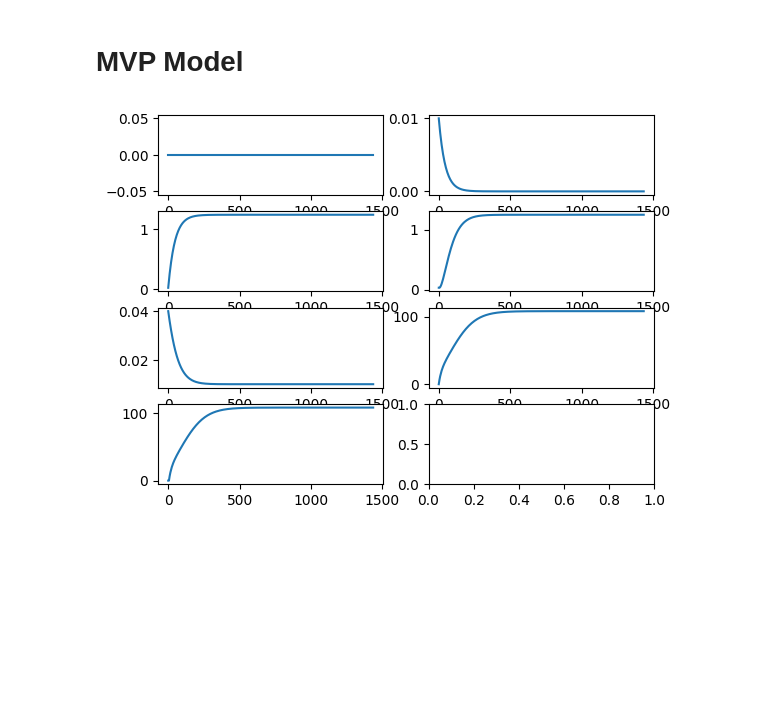
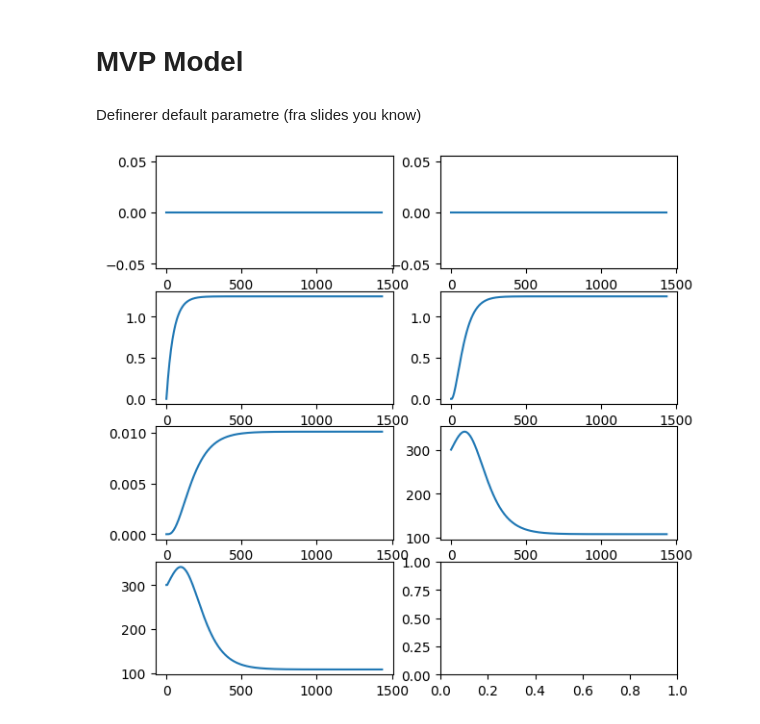
Before and after one commit to char056a/FagprojektRepo, a Jupyter notebook: fagprojektnb.ipynb, the cells around one changed output. Saved outputs shown, nothing was run; the diff lists cells and outputs as text; code cells hidden in the pictures; blank space fills up the shorter version.

```diff
--- a/fagprojektnb.ipynb
+++ b/fagprojektnb.ipynb
@@ -47,3 +7,5 @@ class MVPmodel:
+# %% [markdown]
+Definerer default parametre (fra slides you know)
 # %%
 tau1 = 49 # min
 tau2 = 47 # min
@@ -67,9 +22,24 @@ states = ok.iterate(ts, u, d)
+# %%
+# Laver start statevector:
+x0 = np.zeros(7)
+# Men det er lowkey fucked hvis deres blodsukker er nul (de er døde så. Så det lader vi lige vær med )
+x0[5] = 300
+x0[6] = 300
+# Laver et MVPmodel objekt. Kære patient ved navn ok.
+ok = MVPmodel(x0, param)
+# Problem 1 der beder en om at simulere patienten med predefineret insulin injection rate og carb digestion (som er 0)
+n = 288 # Antal steps at køre (antal 5 min per dag)
+u = np.ones(n - 1) * 25.04 # Insulin injection
+d = np.zeros(n - 1) # Carb digestion
+states = ok.iterate(u, d) # states er matrix der indeholder alle vector states.
 # %%
-fig, ax = plt.subplots(4,2)
+ts = np.arange(0, 24 * 60, 5) # Til x-aksen.
+
+fig, ax = plt.subplots(4,2, figsize = (7,7))
 for i in range(7):
     ax[i//2, i%2].plot(ts,states[:,i])
-
+# Gider ikke aksetitler.
 plt.show()
 # %% [output]
-[figure, old version]
+[figure, new version]
 # %%
```
Also changed, not shown: parts of 6 cells of this notebook, 1 other file.
